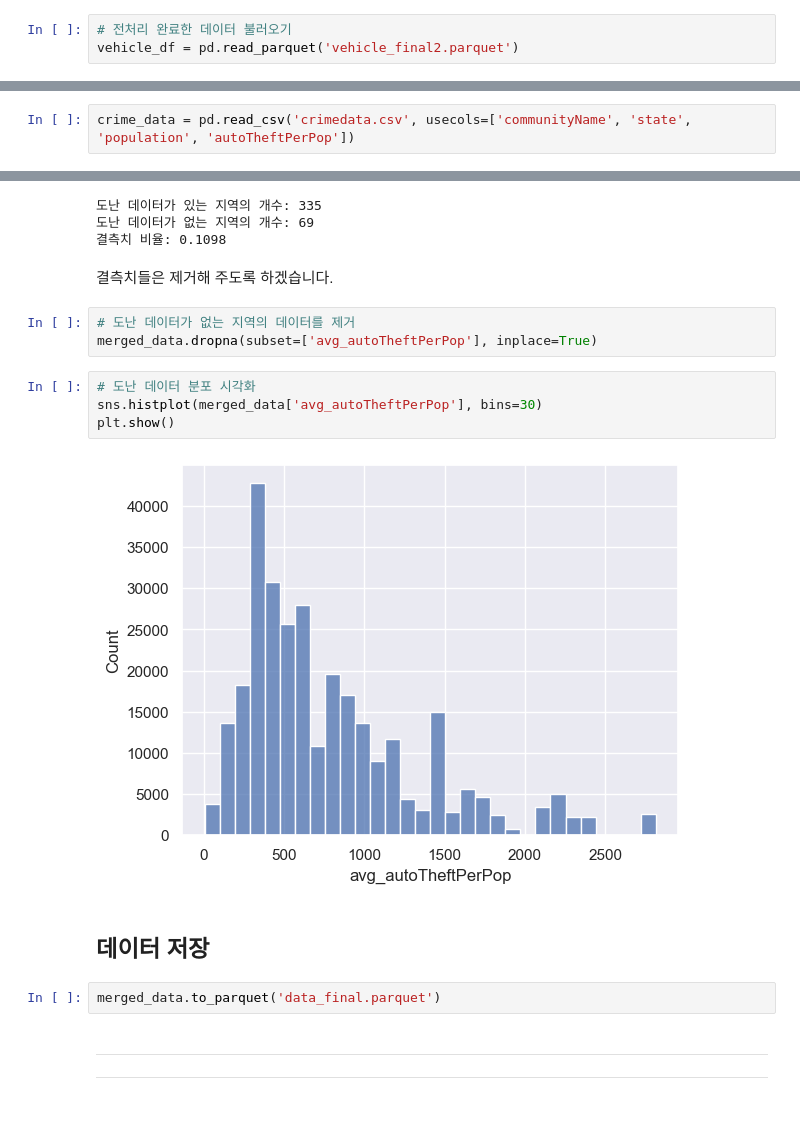
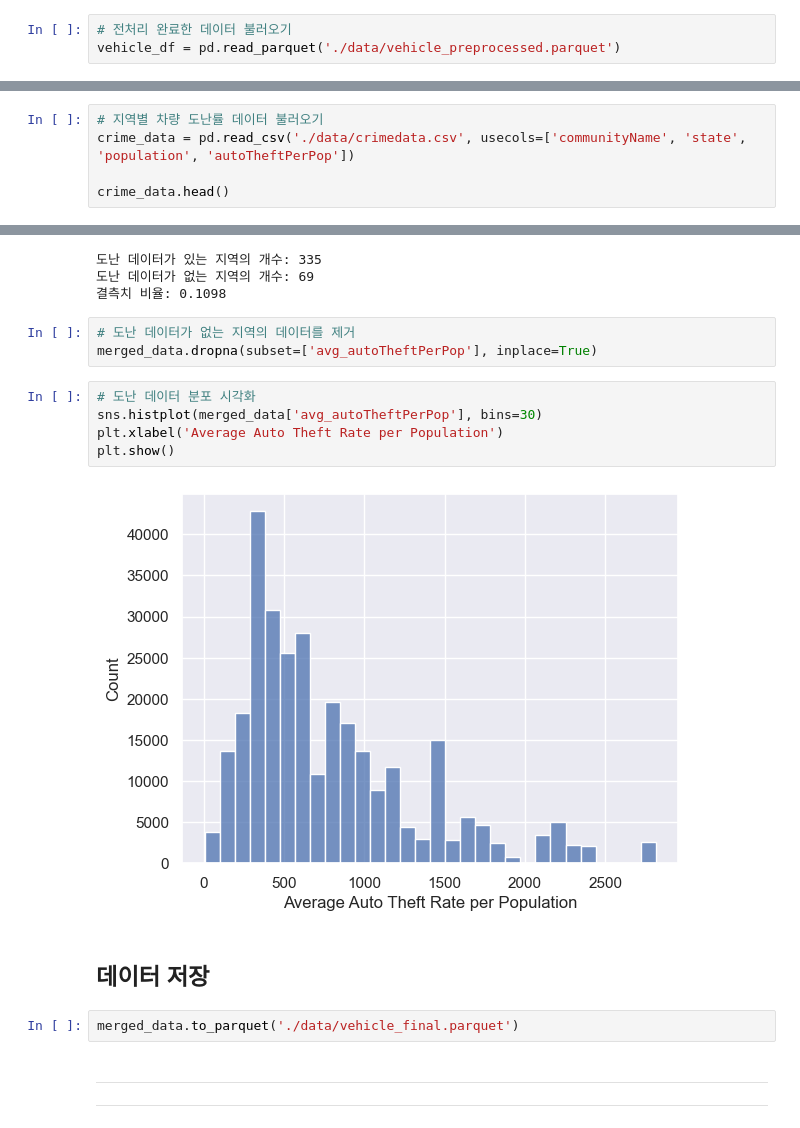
Before and after one commit to YuHan-J-Nam/2024_01_Intro_to_ML_Final, a Jupyter notebook: feature_engineering.ipynb, the cells around one changed output, grey strips where cells are left out. Drawn from its saved outputs; the diff is of its cells as text.

Commit message:
Separated data folder and updated feature_engineering.ipynb + preprocessing.ipynb

```diff
--- a/feature_engineering.ipynb
+++ b/feature_engineering.ipynb
@@ -25,3 +20,3 @@ from sklearn.metrics import accuracy_score
 # %%
 # 전처리 완료한 데이터 불러오기
-vehicle_df = pd.read_parquet('vehicle_final2.parquet')
+vehicle_df = pd.read_parquet('./data/vehicle_preprocessed.parquet')
@@ -169,4 +139,7 @@ plt.show()
 
 미국 지역별 범죄 데이터를 가지고 와서 인구별 차량 도난률 (autoTheftPerPop)을 데이터에 추가해 주도록 하겠습니다.
 # %%
-crime_data = pd.read_csv('crimedata.csv', usecols=['communityName', 'state', 'population', 'autoTheftPerPop'])
+# 지역별 차량 도난률 데이터 불러오기
+crime_data = pd.read_csv('./data/crimedata.csv', usecols=['communityName', 'state', 'population', 'autoTheftPerPop'])
+
+crime_data.head()
@@ -311,21 +282,20 @@ print(f"결측치 비율: {merged_data['avg_autoTheftPerPop'].isnull().mean():.4
 도난 데이터가 있는 지역의 개수: 335
 도난 데이터가 없는 지역의 개수: 69
 결측치 비율: 0.1098
-# %% [markdown]
-결측치들은 제거해 주도록 하겠습니다.
 # %%
 # 도난 데이터가 없는 지역의 데이터를 제거
 merged_data.dropna(subset=['avg_autoTheftPerPop'], inplace=True)
 # %%
 # 도난 데이터 분포 시각화
 sns.histplot(merged_data['avg_autoTheftPerPop'], bins=30)
+plt.xlabel('Average Auto Theft Rate per Population')
 plt.show()
 # %% [output]
-[figure, old version]
+[figure, new version]
 # %% [markdown]
 ## 데이터 저장
 # %%
-merged_data.to_parquet('data_final.parquet')
+merged_data.to_parquet('./data/vehicle_final.parquet')
 # %% [markdown]
 ---
 ---
```
Also changed, not shown: parts of 12 cells of this notebook, 5 other files.
